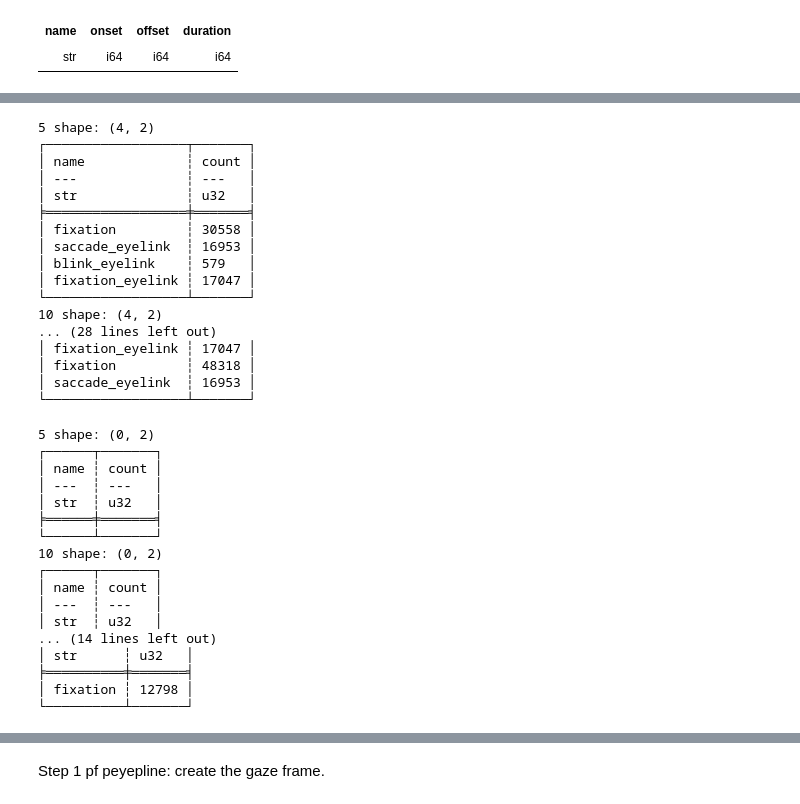
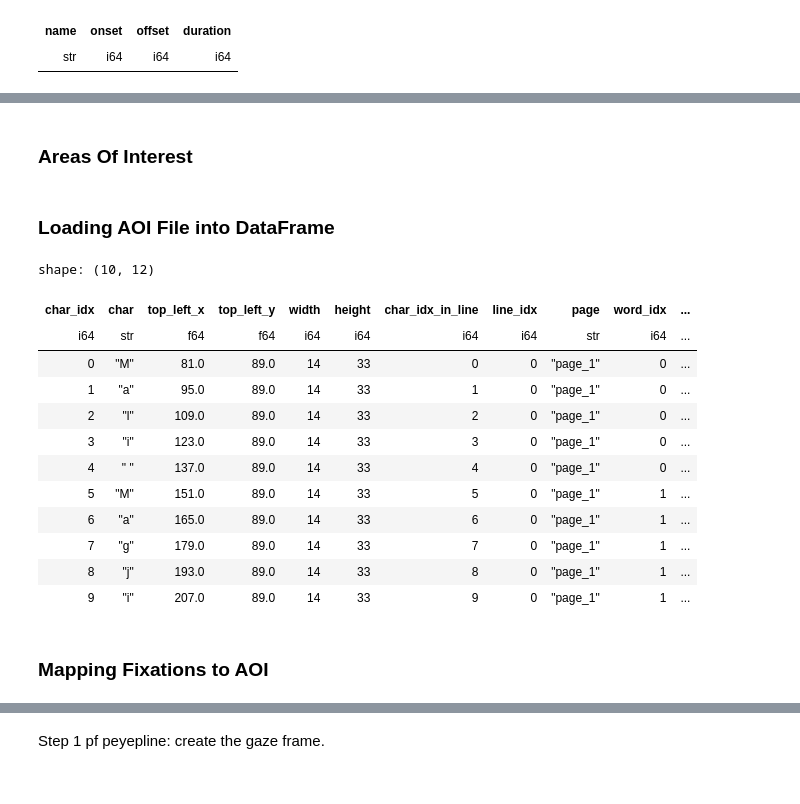
Before and after one commit to MultiplEYE-COST/multipleye-preprocessing, a Jupyter notebook: preprocessing-AS.ipynb, the cells around one changed output, grey strips where cells are left out. Cells and saved outputs as stored; diff of their text form; code cells hidden in the pictures.

```diff
--- a/preprocessing-AS.ipynb
+++ b/preprocessing-AS.ipynb
@@ -359,46 +351,4 @@ Series: 'name' [str]
-# %%
-for th in [5, 10, 20, 30]:
-    gaze.detect(method="ivt", velocity_threshold=th)
-    counts = gaze.events.frame["name"].value_counts()
-    print(th, counts)
-# %% [output]
-5 shape: (4, 2)
-┌──────────────────┬───────┐
-│ name             ┆ count │
-│ ---              ┆ ---   │
-│ str              ┆ u32   │
-╞══════════════════╪═══════╡
-│ fixation         ┆ 30558 │
-│ saccade_eyelink  ┆ 16953 │
-│ blink_eyelink    ┆ 579   │
-│ fixation_eyelink ┆ 17047 │
-└──────────────────┴───────┘
-10 shape: (4, 2)
-... (28 lines left out)
-│ fixation_eyelink ┆ 17047 │
-│ fixation         ┆ 48318 │
-│ saccade_eyelink  ┆ 16953 │
-└──────────────────┴───────┘
-# %%
-for th in [5, 10, 20, 30]:
-    gaze.detect(method="ivt", velocity_threshold=th, clear=True)
-    counts = gaze.events.frame["name"].value_counts()
-    print(th, counts)
-# %% [output]
-5 shape: (0, 2)
-┌──────┬───────┐
-│ name ┆ count │
-│ ---  ┆ ---   │
-│ str  ┆ u32   │
-╞══════╪═══════╡
-└──────┴───────┘
-10 shape: (0, 2)
-┌──────┬───────┐
-│ name ┆ count │
-│ ---  ┆ ---   │
-│ str  ┆ u32   │
-... (14 lines left out)
-│ str      ┆ u32   │
-╞══════════╪═══════╡
-│ fixation ┆ 12798 │
-└──────────┴───────┘
+# %% [markdown]
+### Areas Of Interest
+# %% [markdown]
+### Loading AOI File into DataFrame
@@ -404,0 +357,30 @@ for th in [5, 10, 20, 30]:
+# %%
+aoi_chars_file = "data/MultiplEYE_SQ_CH_Zurich_1_2025/eye-tracking-sessions/data_piloting_stimuli_MultiplEYE_SQ_CH_Zurich_1_2025participant_id_1_to_5/aoi_stimuli_sq_ch_1/lit_magicmountain_6_aoi.csv"
+
+stimulus = from_file(
+    aoi_path=aoi_chars_file,
+    aoi_column="char",
+    start_x_column="top_left_x",
+    start_y_column="top_left_y",
+    width_column="width",
+    height_column="height",
+    page_column="page",
+)
+
+stimulus.aois.head(10)
+# %% [output]
+shape: (10, 12)
+| char_idx | char | top_left_x | top_left_y | width | height | char_idx_in_line | line_idx | page | word_idx | ... |
+| i64 | str | f64 | f64 | i64 | i64 | i64 | i64 | str | i64 | ... |
+| 0 | "M" | 81.0 | 89.0 | 14 | 33 | 0 | 0 | "page_1" | 0 | ... |
+| 1 | "a" | 95.0 | 89.0 | 14 | 33 | 1 | 0 | "page_1" | 0 | ... |
+| 2 | "l" | 109.0 | 89.0 | 14 | 33 | 2 | 0 | "page_1" | 0 | ... |
+| 3 | "i" | 123.0 | 89.0 | 14 | 33 | 3 | 0 | "page_1" | 0 | ... |
+| 4 | " " | 137.0 | 89.0 | 14 | 33 | 4 | 0 | "page_1" | 0 | ... |
+| 5 | "M" | 151.0 | 89.0 | 14 | 33 | 5 | 0 | "page_1" | 1 | ... |
+| 6 | "a" | 165.0 | 89.0 | 14 | 33 | 6 | 0 | "page_1" | 1 | ... |
+| 7 | "g" | 179.0 | 89.0 | 14 | 33 | 7 | 0 | "page_1" | 1 | ... |
+| 8 | "j" | 193.0 | 89.0 | 14 | 33 | 8 | 0 | "page_1" | 1 | ... |
+| 9 | "i" | 207.0 | 89.0 | 14 | 33 | 9 | 0 | "page_1" | 1 | ... |
+# %% [markdown]
+### Mapping Fixations to AOI
```
Also changed, not shown: parts of 30 cells of this notebook, 1 other file.
